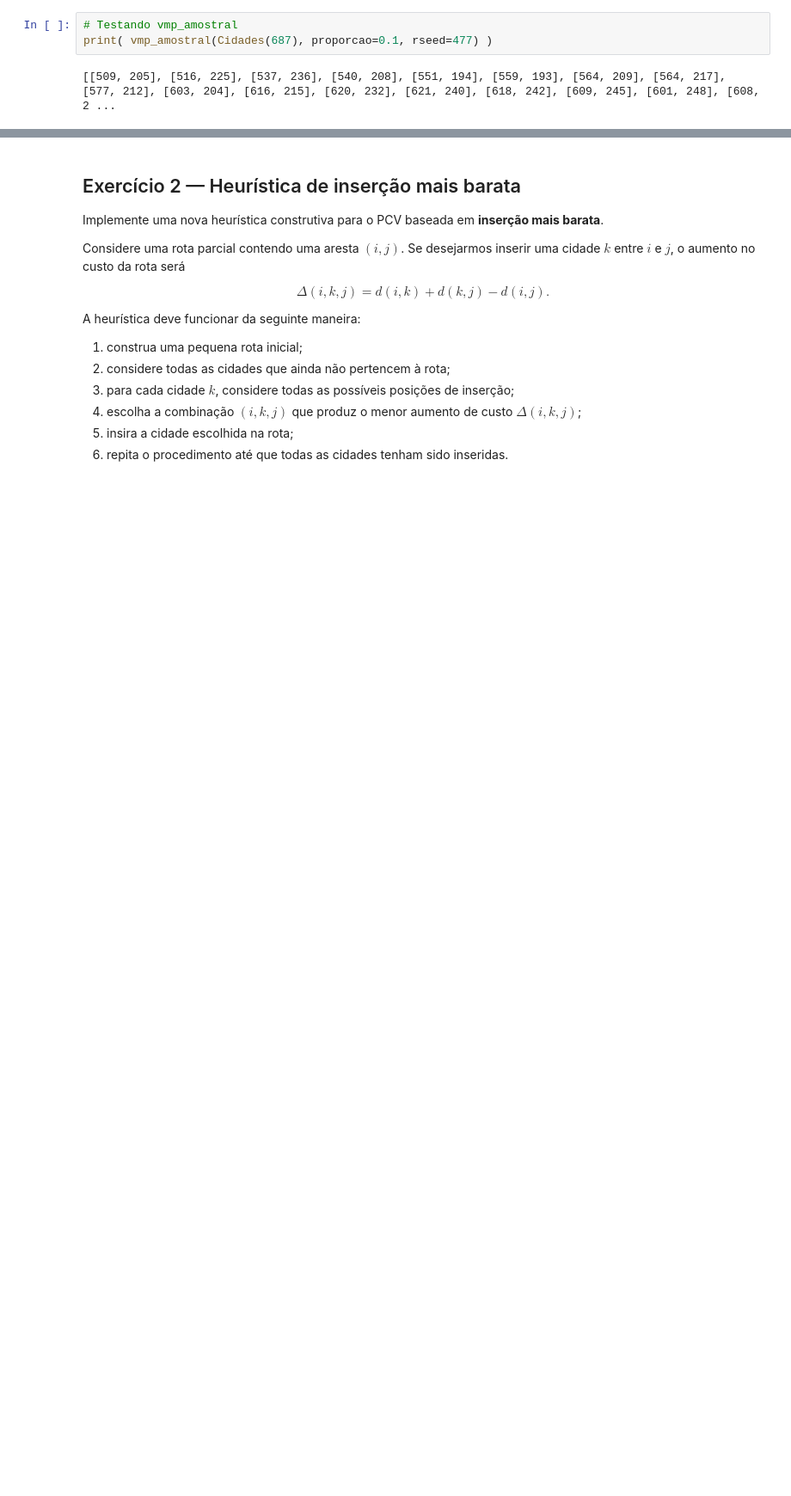
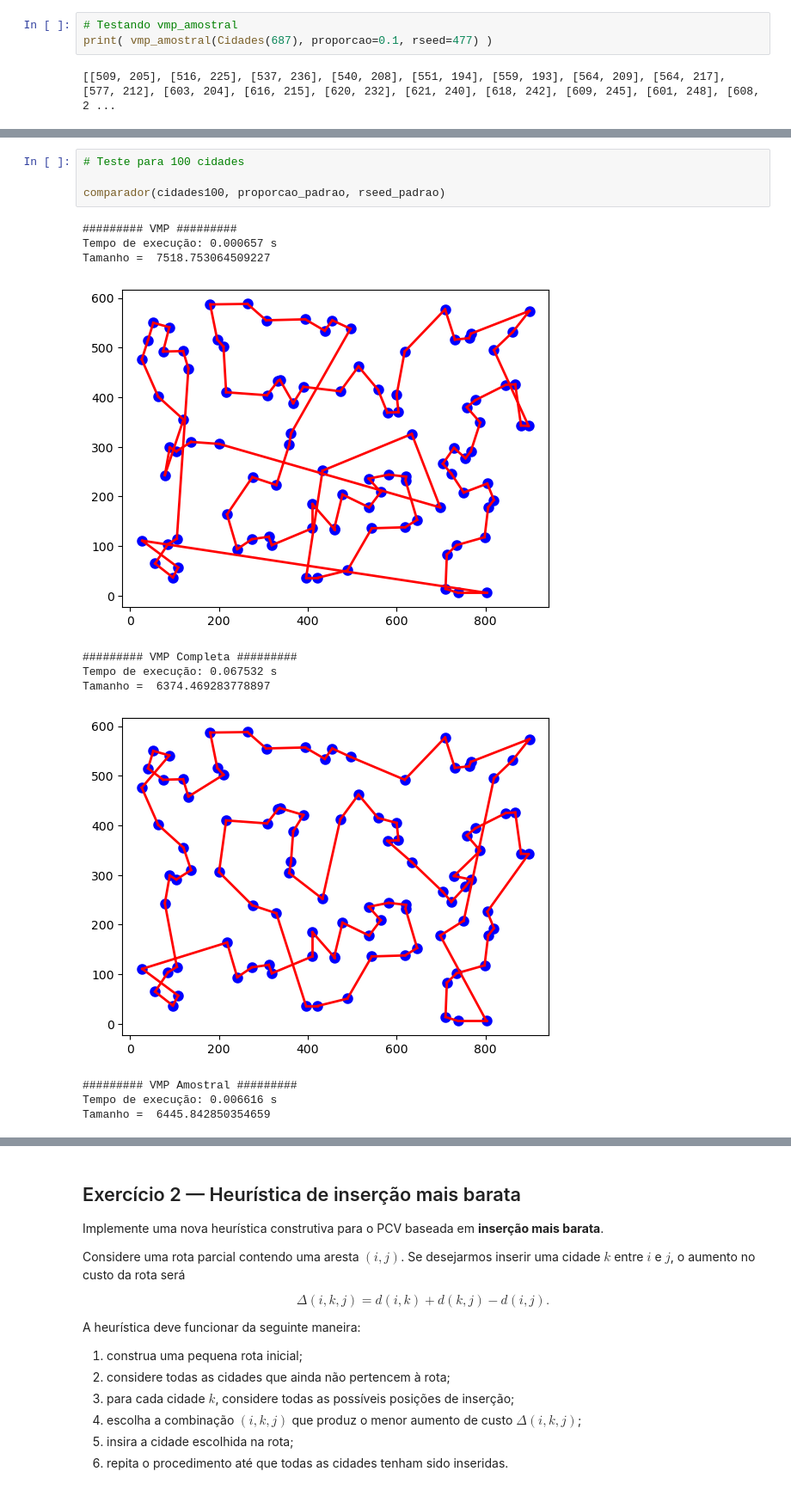
Before and after one commit to edgardfoliveira/CCP9035-20262-MetaHeuristicas, a Jupyter notebook: PCV_2026_2.ipynb, the cells around one changed output, grey strips where cells are left out. Shown at 86% size. Drawn from its saved outputs; the diff is of its cells as text; blank space fills up the shorter version.

```diff
--- a/PCV_2026_2.ipynb
+++ b/PCV_2026_2.ipynb
@@ -678,0 +715,16 @@ Tamanho =  4676.921309416442
+# %%
+# Teste para 100 cidades
+
+comparador(cidades100, proporcao_padrao, rseed_padrao)
+# %% [output]
+######### VMP #########
+Tempo de execução: 0.000657 s
+Tamanho =  7518.753064509227
+[figure, added]
+######### VMP Completa #########
+Tempo de execução: 0.067532 s
+Tamanho =  6374.469283778897
+[figure, added]
+######### VMP Amostral #########
+Tempo de execução: 0.006616 s
+Tamanho =  6445.842850354659
```
Also changed, not shown: parts of 10 cells of this notebook.
